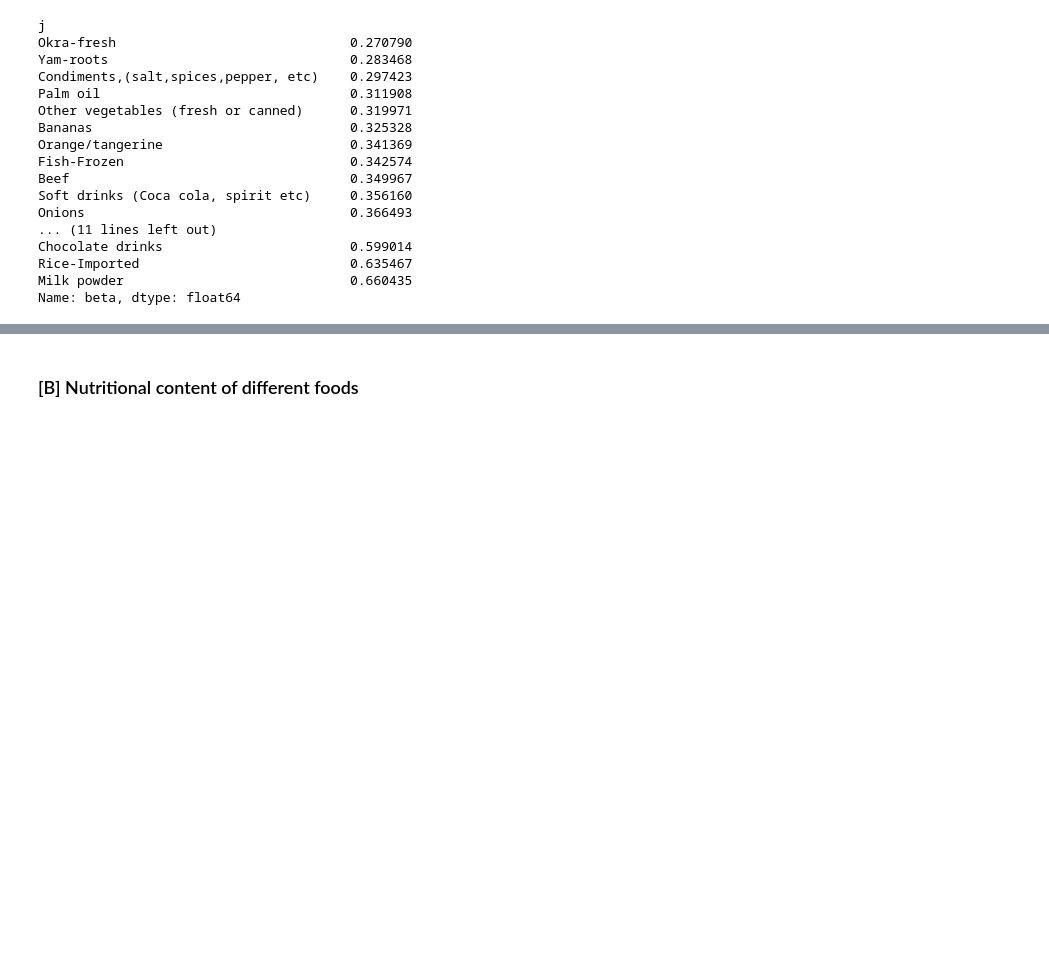
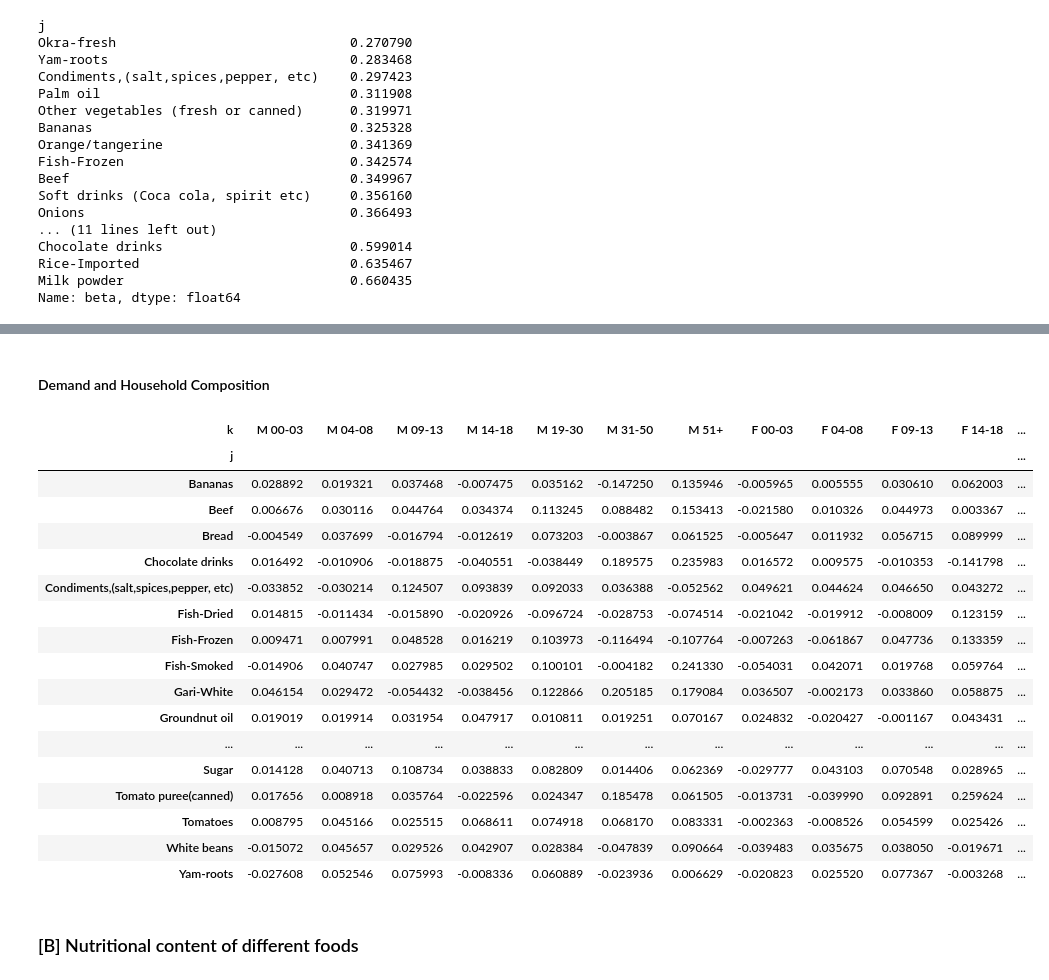
Before and after one commit to eddieguo-1128/EEP153_Proj3, a Jupyter notebook: Proj3_Code_Final.ipynb, the cells around one changed output, grey strips where cells are left out. Cells and saved outputs as stored; diff of their text form; code cells hidden in the pictures; blank space fills up the shorter version.

```diff
--- a/Proj3_Code_Final.ipynb
+++ b/Proj3_Code_Final.ipynb
@@ -65,14 +67,17 @@ expenditures.head()
 5 rows × 124 columns
 # %%
 # Get HH characteristics...
-hh_characteristics.columns.name = 'k'
-hh_characteristics.set_index(['i','t','m'],inplace=True)
 
 # Household with more than 3 kids
 hh = hh_characteristics
 hh['Youth'] = hh['M 00-03']+hh['M 04-08']+hh['F 00-03']+hh['F 04-08']
 hh_young = hh[hh['Youth']>3]
+hh_young_index = hh_young['i']
+hh_young.columns.name = 'k'
+hh_young.set_index(['i','t','m'],inplace=True)
 
+hh_characteristics.columns.name = 'k'
+hh_characteristics.set_index(['i','t','m'],inplace=True)
 hh_characteristics.head()
 # %% [output]
 |  |  | k | M 00-03 | M 04-08 | M 09-13 | M 14-18 | M 19-30 | M 31-50 | M 51+ | F 00-03 | F 04-08 | ... |
@@ -294,6 +304,29 @@ result2.graph_beta()
 [interactive output not drawn]
 [interactive output not drawn]
 [interactive output not drawn]
+# %% [markdown]
+#### Demand and Household Composition
+# %%
+result2.gamma
+# %% [output]
+| k | M 00-03 | M 04-08 | M 09-13 | M 14-18 | M 19-30 | M 31-50 | M 51+ | F 00-03 | F 04-08 | F 09-13 | F 14-18 | ... |
+| j |  |  |  |  |  |  |  |  |  |  |  | ... |
+| Bananas | 0.028892 | 0.019321 | 0.037468 | -0.007475 | 0.035162 | -0.147250 | 0.135946 | -0.005965 | 0.005555 | 0.030610 | 0.062003 | ... |
+| Beef | 0.006676 | 0.030116 | 0.044764 | 0.034374 | 0.113245 | 0.088482 | 0.153413 | -0.021580 | 0.010326 | 0.044973 | 0.003367 | ... |
+| Bread | -0.004549 | 0.037699 | -0.016794 | -0.012619 | 0.073203 | -0.003867 | 0.061525 | -0.005647 | 0.011932 | 0.056715 | 0.089999 | ... |
+| Chocolate drinks | 0.016492 | -0.010906 | -0.018875 | -0.040551 | -0.038449 | 0.189575 | 0.235983 | 0.016572 | 0.009575 | -0.010353 | -0.141798 | ... |
+| Condiments,(salt,spices,pepper, etc) | -0.033852 | -0.030214 | 0.124507 | 0.093839 | 0.092033 | 0.036388 | -0.052562 | 0.049621 | 0.044624 | 0.046650 | 0.043272 | ... |
+| Fish-Dried | 0.014815 | -0.011434 | -0.015890 | -0.020926 | -0.096724 | -0.028753 | -0.074514 | -0.021042 | -0.019912 | -0.008009 | 0.123159 | ... |
+| Fish-Frozen | 0.009471 | 0.007991 | 0.048528 | 0.016219 | 0.103973 | -0.116494 | -0.107764 | -0.007263 | -0.061867 | 0.047736 | 0.133359 | ... |
+| Fish-Smoked | -0.014906 | 0.040747 | 0.027985 | 0.029502 | 0.100101 | -0.004182 | 0.241330 | -0.054031 | 0.042071 | 0.019768 | 0.059764 | ... |
+| Gari-White | 0.046154 | 0.029472 | -0.054432 | -0.038456 | 0.122866 | 0.205185 | 0.179084 | 0.036507 | -0.002173 | 0.033860 | 0.058875 | ... |
+| Groundnut oil | 0.019019 | 0.019914 | 0.031954 | 0.047917 | 0.010811 | 0.019251 | 0.070167 | 0.024832 | -0.020427 | -0.001167 | 0.043431 | ... |
+| ... | ... | ... | ... | ... | ... | ... | ... | ... | ... | ... | ... | ... |
+| Sugar | 0.014128 | 0.040713 | 0.108734 | 0.038833 | 0.082809 | 0.014406 | 0.062369 | -0.029777 | 0.043103 | 0.070548 | 0.028965 | ... |
+| Tomato puree(canned) | 0.017656 | 0.008918 | 0.035764 | -0.022596 | 0.024347 | 0.185478 | 0.061505 | -0.013731 | -0.039990 | 0.092891 | 0.259624 | ... |
+| Tomatoes | 0.008795 | 0.045166 | 0.025515 | 0.068611 | 0.074918 | 0.068170 | 0.083331 | -0.002363 | -0.008526 | 0.054599 | 0.025426 | ... |
+| White beans | -0.015072 | 0.045657 | 0.029526 | 0.042907 | 0.028384 | -0.047839 | 0.090664 | -0.039483 | 0.035675 | 0.038050 | -0.019671 | ... |
+| Yam-roots | -0.027608 | 0.052546 | 0.075993 | -0.008336 | 0.060889 | -0.023936 | 0.006629 | -0.020823 | 0.025520 | 0.077367 | -0.003268 | ... |
 # %% [markdown]
 ### [B] Nutritional content of different foods
 # %%
```
Also changed, not shown: parts of 21 cells of this notebook.
